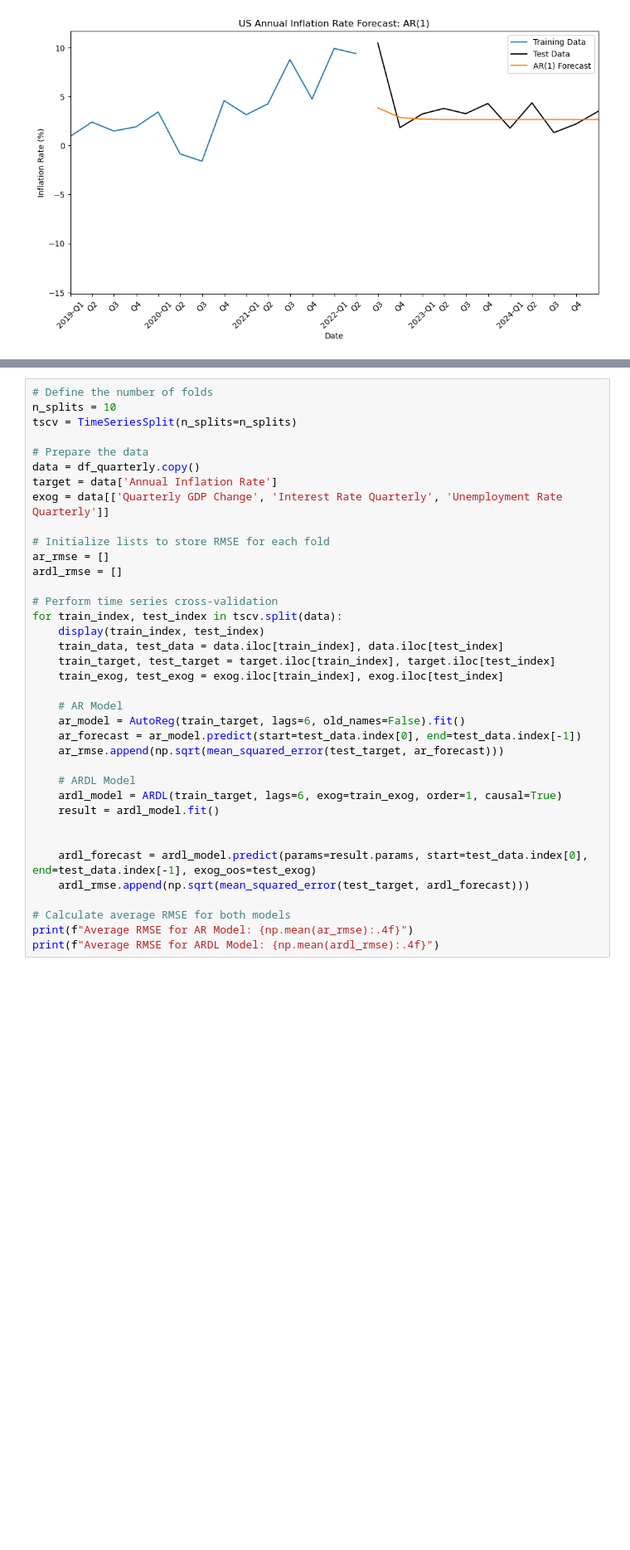
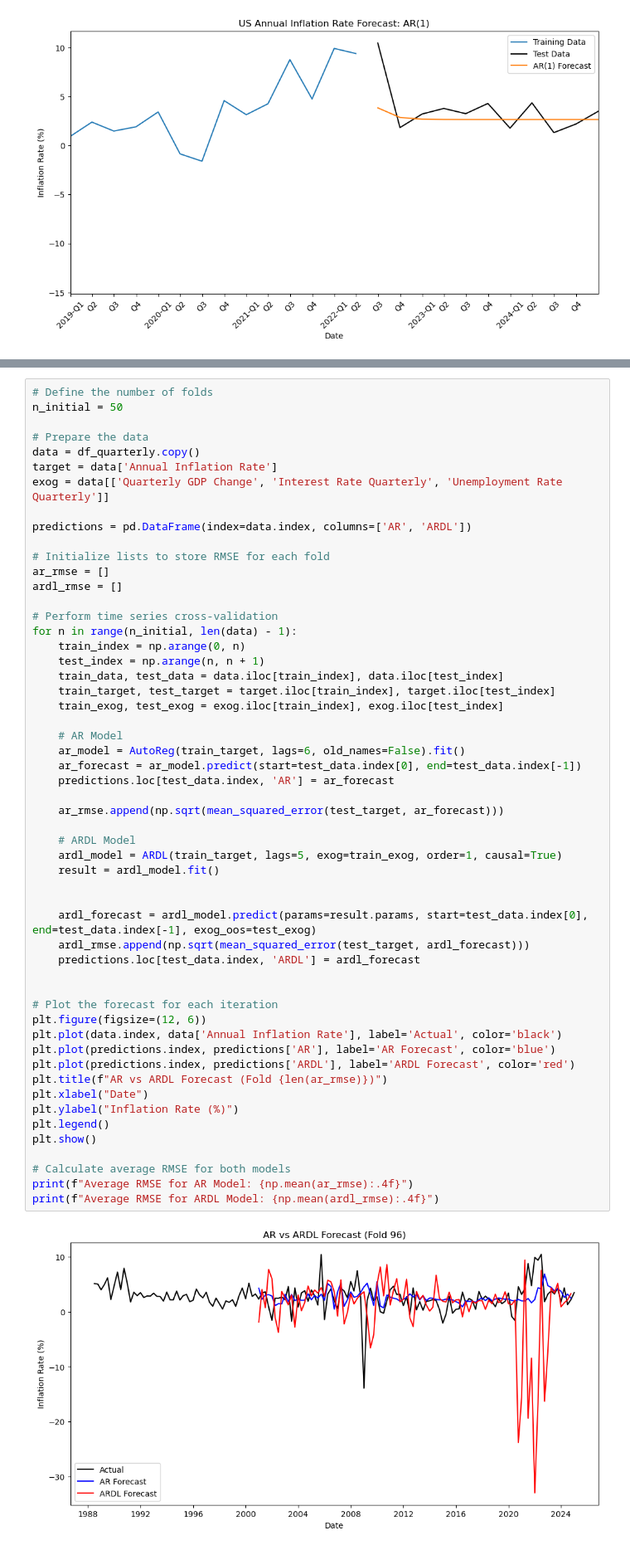
Before and after one commit to gagrawal009/FE5213-Quantitative-Macroeconomics-with-Python, a Jupyter notebook: Part 2/updated US_data_preliminary_analysis.ipynb, the cells around one changed output, grey strips where cells are left out. Shown at 83% size. Drawn from its saved outputs; the diff is of its cells as text; blank space fills up the shorter version.

```diff
--- a/Part 2/updated US_data_preliminary_analysis.ipynb
+++ b/Part 2/updated US_data_preliminary_analysis.ipynb
@@ -844,39 +844,57 @@ Best Model by AIC: Lag=6, Order=1, AIC=674.5412
 Best Model by BIC: Lag=5, Order=1, BIC=706.9398
 # %%
 # Define the number of folds
-n_splits = 10
-tscv = TimeSeriesSplit(n_splits=n_splits)
+n_initial = 50
 
 # Prepare the data
 data = df_quarterly.copy()
 target = data['Annual Inflation Rate']
 exog = data[['Quarterly GDP Change', 'Interest Rate Quarterly', 'Unemployment Rate Quarterly']]
 
+predictions = pd.DataFrame(index=data.index, columns=['AR', 'ARDL'])
+
 # Initialize lists to store RMSE for each fold
 ar_rmse = []
 ardl_rmse = []
 
 # Perform time series cross-validation
-for train_index, test_index in tscv.split(data):
-    display(train_index, test_index)
+for n in range(n_initial, len(data) - 1):
+    train_index = np.arange(0, n)
+    test_index = np.arange(n, n + 1)
     train_data, test_data = data.iloc[train_index], data.iloc[test_index]
     train_target, test_target = target.iloc[train_index], target.iloc[test_index]
     train_exog, test_exog = exog.iloc[train_index], exog.iloc[test_index]
 
     # AR Model
     ar_model = AutoReg(train_target, lags=6, old_names=False).fit()
     ar_forecast = ar_model.predict(start=test_data.index[0], end=test_data.index[-1])
+    predictions.loc[test_data.index, 'AR'] = ar_forecast
+
     ar_rmse.append(np.sqrt(mean_squared_error(test_target, ar_forecast)))
 
     # ARDL Model
-    ardl_model = ARDL(train_target, lags=6, exog=train_exog, order=1, causal=True)
+    ardl_model = ARDL(train_target, lags=5, exog=train_exog, order=1, causal=True)
     result = ardl_model.fit()
 
 
     ardl_forecast = ardl_model.predict(params=result.params, start=test_data.index[0], end=test_data.index[-1], exog_oos=test_exog)
     ardl_rmse.append(np.sqrt(mean_squared_error(test_target, ardl_forecast)))
+    predictions.loc[test_data.index, 'ARDL'] = ardl_forecast
+
+
+# Plot the forecast for each iteration
+plt.figure(figsize=(12, 6))
+plt.plot(data.index, data['Annual Inflation Rate'], label='Actual', color='black')
+plt.plot(predictions.index, predictions['AR'], label='AR Forecast', color='blue')
+plt.plot(predictions.index, predictions['ARDL'], label='ARDL Forecast', color='red')
+plt.title(f"AR vs ARDL Forecast (Fold {len(ar_rmse)})")
+plt.xlabel("Date")
+plt.ylabel("Inflation Rate (%)")
+plt.legend()
+plt.show()
 
 # Calculate average RMSE for both models
 print(f"Average RMSE for AR Model: {np.mean(ar_rmse):.4f}")
 print(f"Average RMSE for ARDL Model: {np.mean(ardl_rmse):.4f}")
 # %% [output]
+[figure, added]
```
Also changed, not shown: parts of 2 cells of this notebook.
